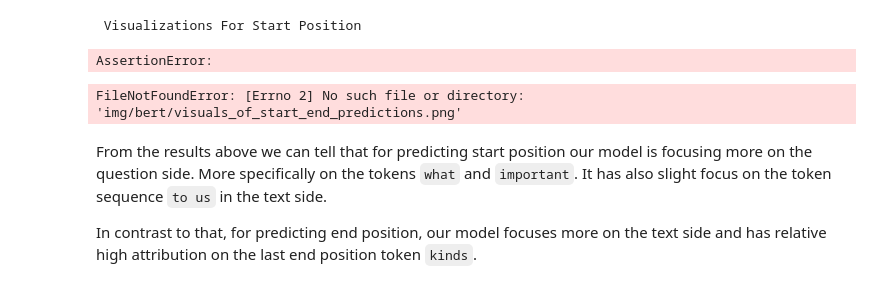
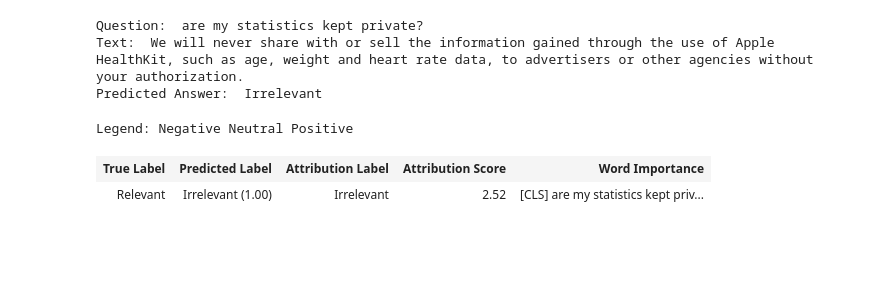
Before and after one commit to infsys-lab/privacy-glue, a Jupyter notebook: notebooks/interpret_with_captum.ipynb, the cells around one changed output. Cells and saved outputs as stored; diff of their text form; code cells hidden in the pictures; blank space fills up the shorter version.

Commit message:
add captum and notbooks for inspecting results and interpreting results

```diff
--- a/notebooks/interpret_with_captum.ipynb
+++ b/notebooks/interpret_with_captum.ipynb
@@ -21,12 +13,0 @@ device = torch.device("cuda:0" if torch.cuda.is_available() else "cpu")
-# %%
-# replace <PATH-TO-SAVED-MODEL> with the real path of the saved model
-model_path = '../../../../ashankar/git/privacy-glue/runs/bert_base_uncased/policy_qa/seed_0/'
-
-# load model
-model = AutoModelForSequenceClassification.from_pretrained(model_path)
-model.to(device)
-model.eval()
-model.zero_grad()
-
-# load tokenizer
-tokenizer = AutoTokenizer.from_pretrained(model_path)
@@ -48,7 +13,0 @@ Defining a custom forward function that will allow us to access the start and en
-# %%
-def forward_func(inputs, token_type_ids=None, position_ids=None, attention_mask=None, position=0):
-    preds = predict(inputs,
-                   token_type_ids=token_type_ids,
-                   position_ids=position_ids,
-                   attention_mask=attention_mask)
-    return np.argmax(preds, axis=1)
@@ -149,0 +14,2 @@ Let's define the `question - text` pair that we'd like to use as an input for ou
+# %%
+device = "cpu"
@@ -150,2 +87,3 @@ Let's define the `question - text` pair that we'd like to use as an input for ou
 # %%
-question, text = 'are my statistics kept private?', 'We will never share with or sell the information gained through the use of Apple HealthKit, such as age, weight and heart rate data, to advertisers or other agencies without your authorization.'
+question = 'are my statistics kept private?'
+text = 'We will never share with or sell the information gained through the use of Apple HealthKit, such as age, weight and heart rate data, to advertisers or other agencies without your authorization.'
@@ -208,39 +90,9 @@ attributions_end_sum = summarize_attributions(attributions_end)
-# %%
-# storing couple samples in an array for visualization purposes
-start_position_vis = viz.VisualizationDataRecord(
-                        attributions_start_sum,
-                        torch.max(torch.softmax(start_scores[0], dim=0)),
-                        torch.argmax(start_scores),
-                        torch.argmax(start_scores),
-                        str(ground_truth_start_ind),
-                        attributions_start_sum.sum(),
-                        all_tokens,
-                        delta_start)
-
-end_position_vis = viz.VisualizationDataRecord(
-                        attributions_end_sum,
-                        torch.max(torch.softmax(end_scores[0], dim=0)),
-                        torch.argmax(end_scores),
-                        torch.argmax(end_scores),
-                        str(ground_truth_end_ind),
-                        attributions_end_sum.sum(),
-                        all_tokens,
-                        delta_end)
-
-print('\033[1m', 'Visualizations For Start Position', '\033[0m')
-viz.visualize_text([start_position_vis])
-
-print('\033[1m', 'Visualizations For End Position', '\033[0m')
-viz.visualize_text([end_position_vis])
-# %% [output]
- Visualizations For Start Position
-AssertionError:
-# %%
-from IPython.display import Image
-Image(filename='img/bert/visuals_of_start_end_predictions.png')
-# %% [output]
-FileNotFoundError: [Errno 2] No such file or directory: 'img/bert/visuals_of_start_end_predictions.png'
-# %% [markdown]
-From the results above we can tell that for predicting start position our model is focusing more on the question side. More specifically on the tokens `what` and `important`. It has also slight focus on the token sequence `to us` in the text side.
-
-In contrast to that, for predicting end position, our model focuses more on the text side and has relative high attribution on the last end position token `kinds`.
+# %%
+_ = visualize_embedding_attribution_for_model("bert_base_uncased", question, text, "Relevant")
+# %% [output]
+Question:  are my statistics kept private?
+Text:  We will never share with or sell the information gained through the use of Apple HealthKit, such as age, weight and heart rate data, to advertisers or other agencies without your authorization.
+Predicted Answer:  Irrelevant
+Legend: Negative Neutral Positive
+| True Label | Predicted Label | Attribution Label | Attribution Score | Word Importance |
+| Relevant | Irrelevant (1.00) | Irrelevant | 2.52 | [CLS] are my statistics kept priv... |
```
Also changed, not shown: parts of 27 cells of this notebook, 3 other files.
